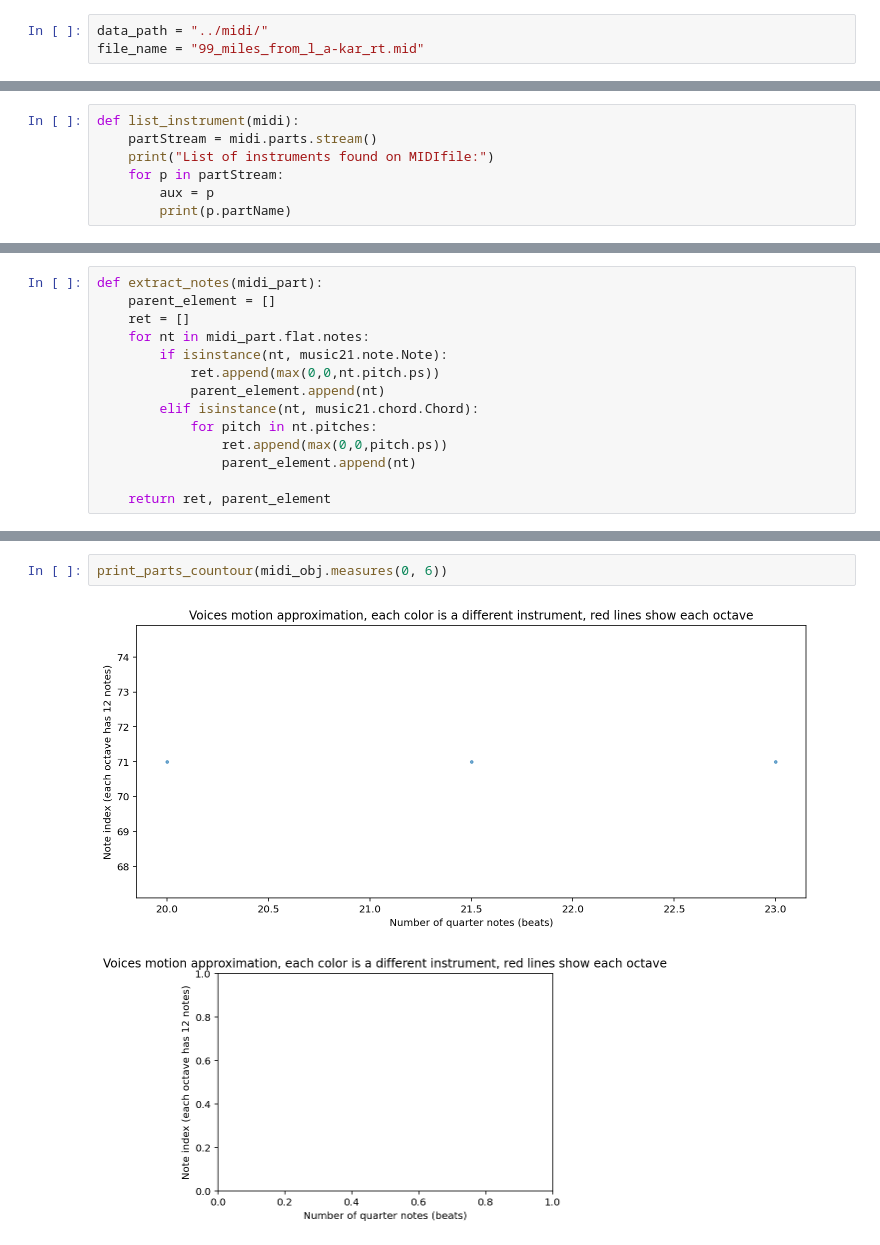
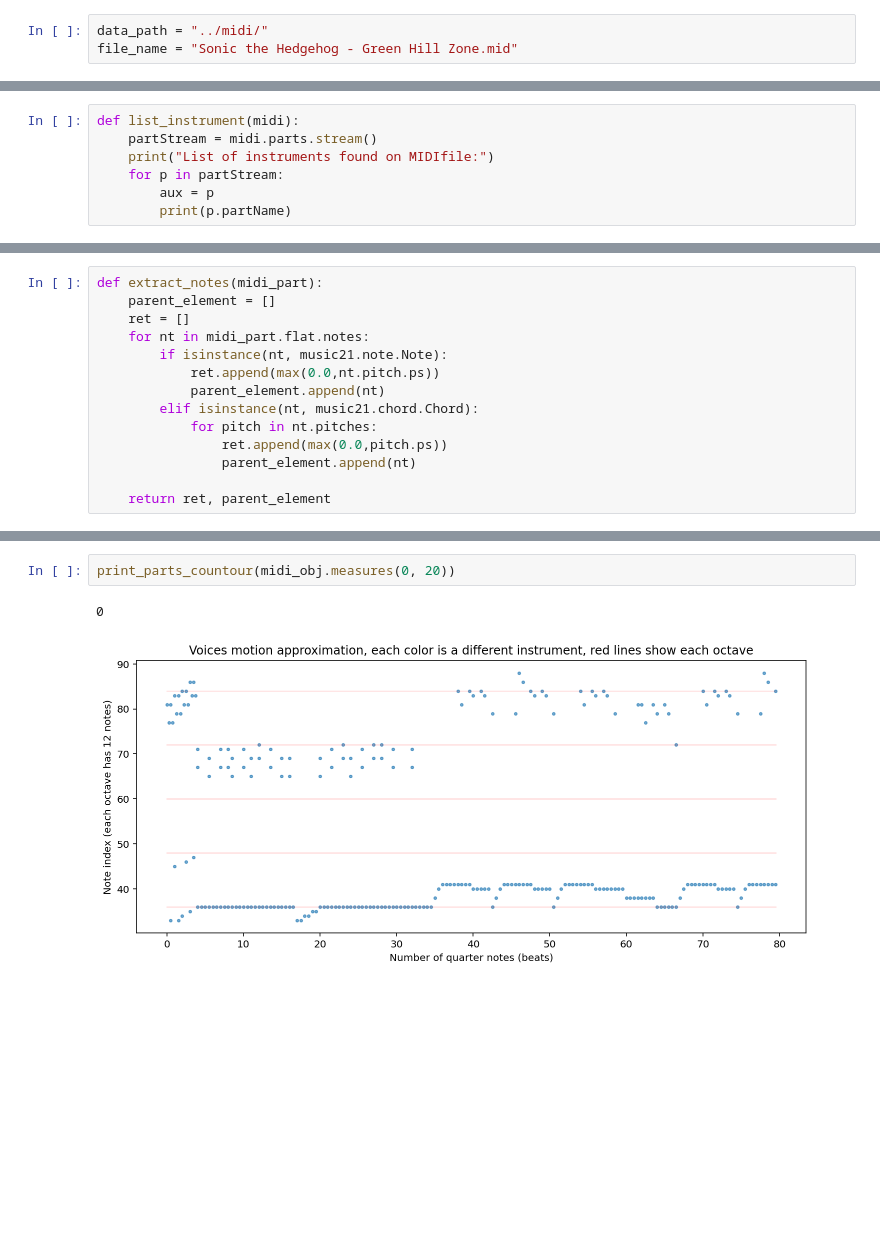
Before and after one commit to JDhyeok/music-composition, a Jupyter notebook: src/midiAnalysis.ipynb, the cells around one changed output, grey strips where cells are left out. Saved outputs shown, nothing was run; the diff lists cells and outputs as text; blank space fills up the shorter version.

```diff
--- a/src/midiAnalysis.ipynb
+++ b/src/midiAnalysis.ipynb
@@ -9,7 +9,7 @@ import matplotlib.pyplot as plt
 import matplotlib.lines as mlines
 # %%
 data_path = "../midi/"
-file_name = "99_miles_from_l_a-kar_rt.mid"
+file_name = "Sonic the Hedgehog - Green Hill Zone.mid"
 # %%
 midi_obj = music21.converter.parse(data_path+file_name)
 midi_obj
@@ -49,11 +38,11 @@ def extract_notes(midi_part):
     ret = []
     for nt in midi_part.flat.notes:
         if isinstance(nt, music21.note.Note):
-            ret.append(max(0,0,nt.pitch.ps))
+            ret.append(max(0.0,nt.pitch.ps))
             parent_element.append(nt)
         elif isinstance(nt, music21.chord.Chord):
             for pitch in nt.pitches:
-                ret.append(max(0,0,pitch.ps))
+                ret.append(max(0.0,pitch.ps))
                 parent_element.append(nt)
 
     return ret, parent_element
@@ -113,7 +89,7 @@ def print_parts_countour(midi):
         plt.title('Voices motion approximation, each color is a different instrument, red lines show each octave')
         plt.show()
 # %%
-print_parts_countour(midi_obj.measures(0, 6))
+print_parts_countour(midi_obj.measures(0, 20))
 # %% [output]
+0
-[figure, old version]
+[figure, new version]
-[figure, removed]
```
Also changed, not shown: parts of 8 cells of this notebook, 1 other file.
